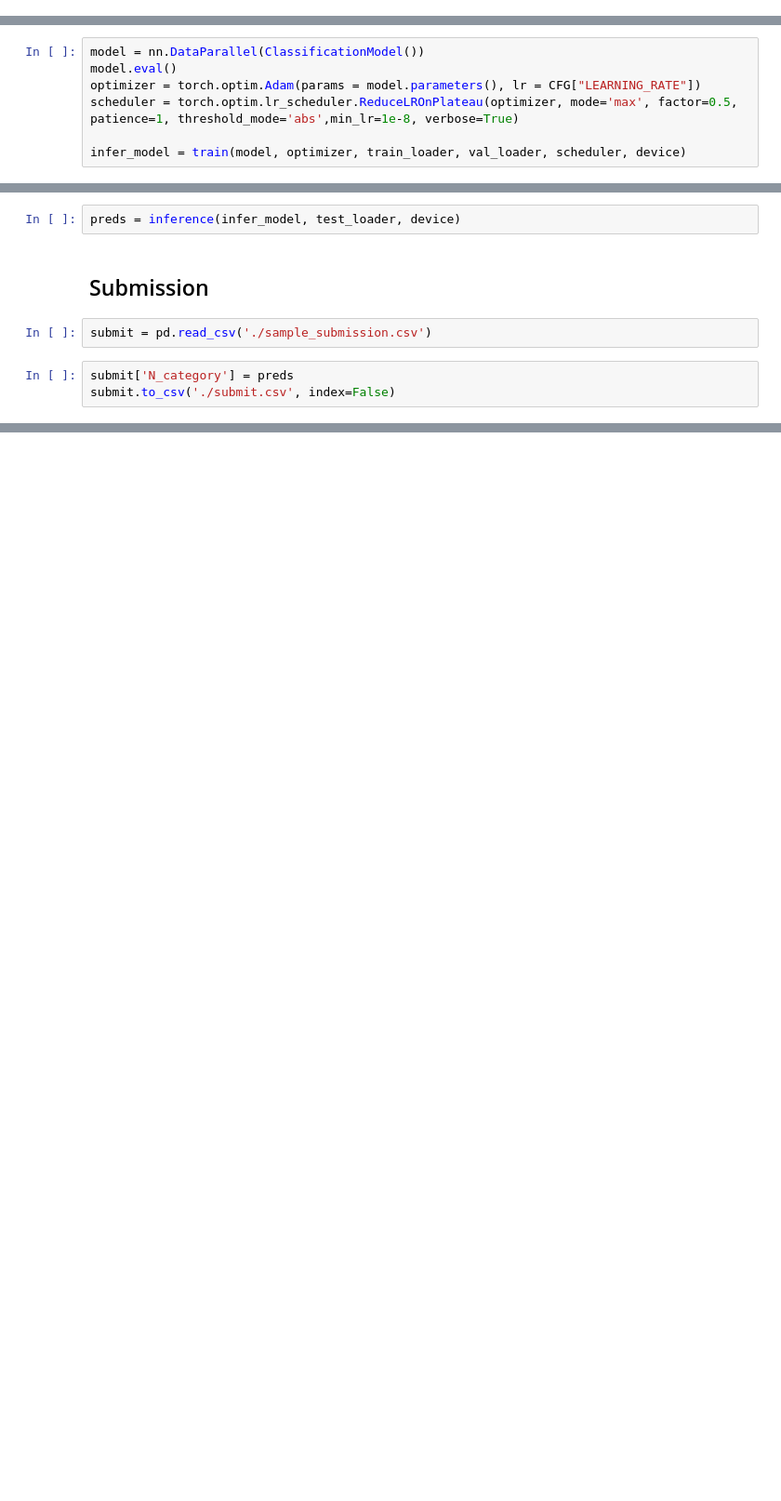
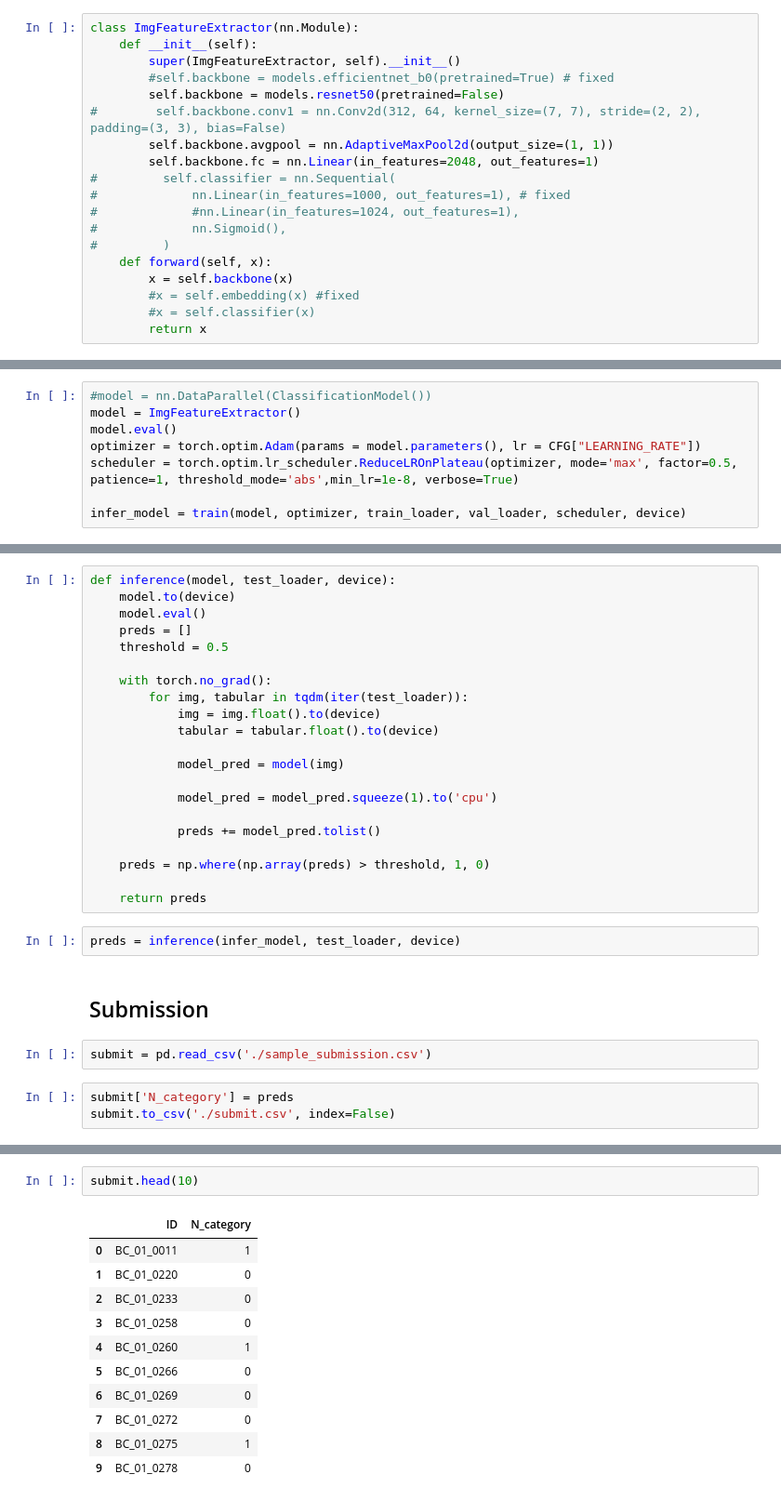
Before and after one commit to KZunT/Dacon, a Jupyter notebook: [Baseline]_custom.ipynb, the cells around one changed output, grey strips where cells are left out. Shown: that part at 93% size. Saved outputs shown, nothing was run; the diff lists cells and outputs as text; blank space fills up the shorter version.

Commit message:
baseline train by resnet-50(GMP)

```diff
--- a/[Baseline]_custom.ipynb
+++ b/[Baseline]_custom.ipynb
@@ -194,3 +196,22 @@ class ImgFeatureExtractor(nn.Module):
+# %%
+class ImgFeatureExtractor(nn.Module):
+    def __init__(self):
+        super(ImgFeatureExtractor, self).__init__()
+        #self.backbone = models.efficientnet_b0(pretrained=True) # fixed
+        self.backbone = models.resnet50(pretrained=False)
+#        self.backbone.conv1 = nn.Conv2d(312, 64, kernel_size=(7, 7), stride=(2, 2), padding=(3, 3), bias=False)
+        self.backbone.avgpool = nn.AdaptiveMaxPool2d(output_size=(1, 1))
+        self.backbone.fc = nn.Linear(in_features=2048, out_features=1)
+#         self.classifier = nn.Sequential(
+#             nn.Linear(in_features=1000, out_features=1), # fixed
+#             #nn.Linear(in_features=1024, out_features=1),
+#             nn.Sigmoid(),
+#         )
+    def forward(self, x):
+        x = self.backbone(x)
+        #x = self.embedding(x) #fixed
+        #x = self.classifier(x)
+        return x
 # %%
 class TabularFeatureExtractor(nn.Module):
     def __init__(self):
@@ -299,7 +389,8 @@ def validation(model, criterion, val_loader, device):
 # %% [markdown]
 ## Run!!
 # %%
-model = nn.DataParallel(ClassificationModel())
+#model = nn.DataParallel(ClassificationModel())
+model = ImgFeatureExtractor()
 model.eval()
 optimizer = torch.optim.Adam(params = model.parameters(), lr = CFG["LEARNING_RATE"])
 scheduler = torch.optim.lr_scheduler.ReduceLROnPlateau(optimizer, mode='max', factor=0.5, patience=1, threshold_mode='abs',min_lr=1e-8, verbose=True)
@@ -350,3 +446,24 @@ def inference(model, test_loader, device):
+# %%
+def inference(model, test_loader, device):
+    model.to(device)
+    model.eval()
+    preds = []
+    threshold = 0.5
+
+    with torch.no_grad():
+        for img, tabular in tqdm(iter(test_loader)):
+            img = img.float().to(device)
+            tabular = tabular.float().to(device)
+
+            model_pred = model(img)
+
+            model_pred = model_pred.squeeze(1).to('cpu')
+
+            preds += model_pred.tolist()
+
+    preds = np.where(np.array(preds) > threshold, 1, 0)
+
+    return preds
 # %%
 preds = inference(infer_model, test_loader, device)
 # %% [markdown]
@@ -398,0 +476,14 @@ Estimated Total Size (MB): 365.73
+# %%
+submit.head(10)
+# %% [output]
+|  | ID | N_category |
+| 0 | BC_01_0011 | 1 |
+| 1 | BC_01_0220 | 0 |
+| 2 | BC_01_0233 | 0 |
+| 3 | BC_01_0258 | 0 |
+| 4 | BC_01_0260 | 1 |
+| 5 | BC_01_0266 | 0 |
+| 6 | BC_01_0269 | 0 |
+| 7 | BC_01_0272 | 0 |
+| 8 | BC_01_0275 | 1 |
+| 9 | BC_01_0278 | 0 |
```
Also changed, not shown: parts of 15 cells of this notebook.
